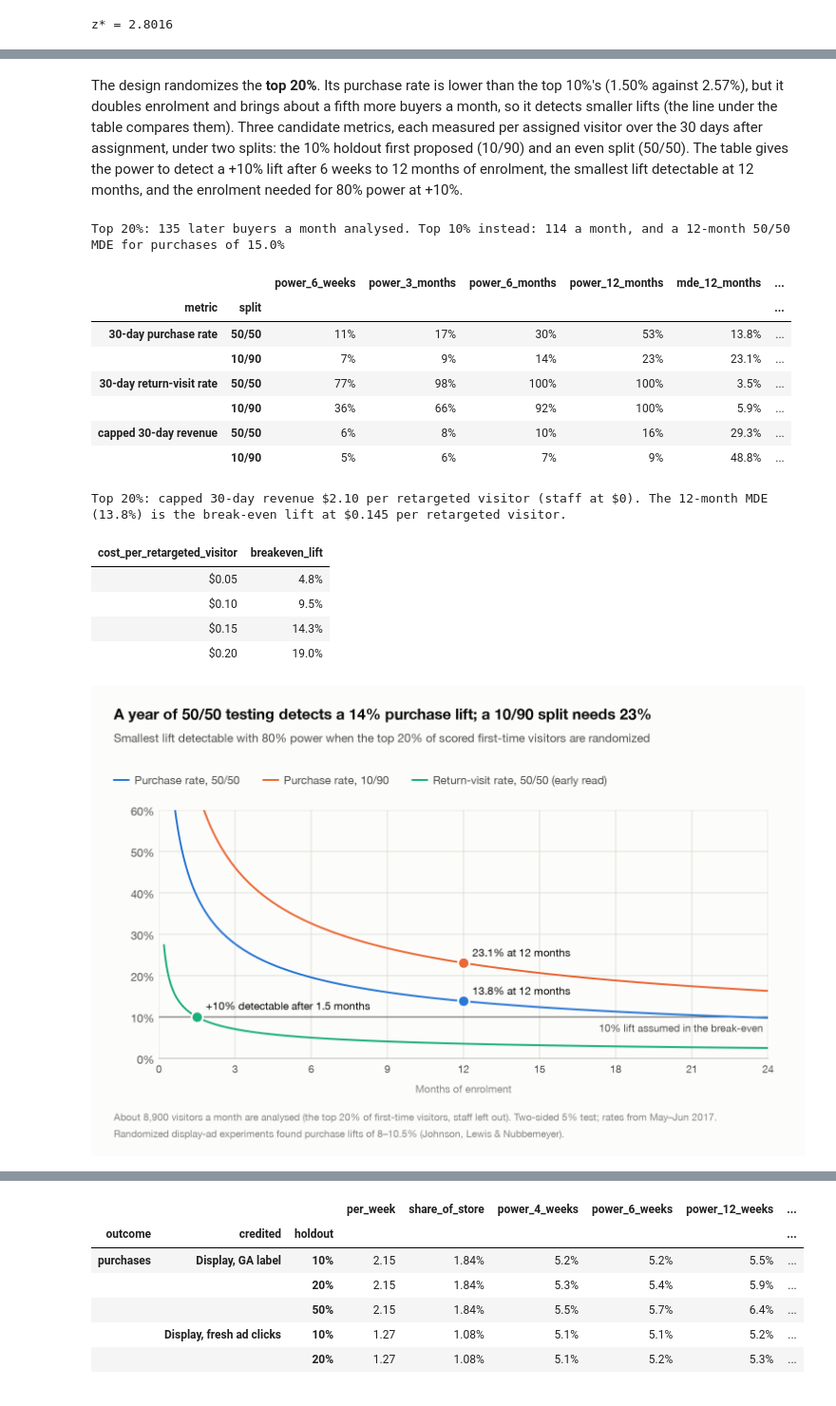
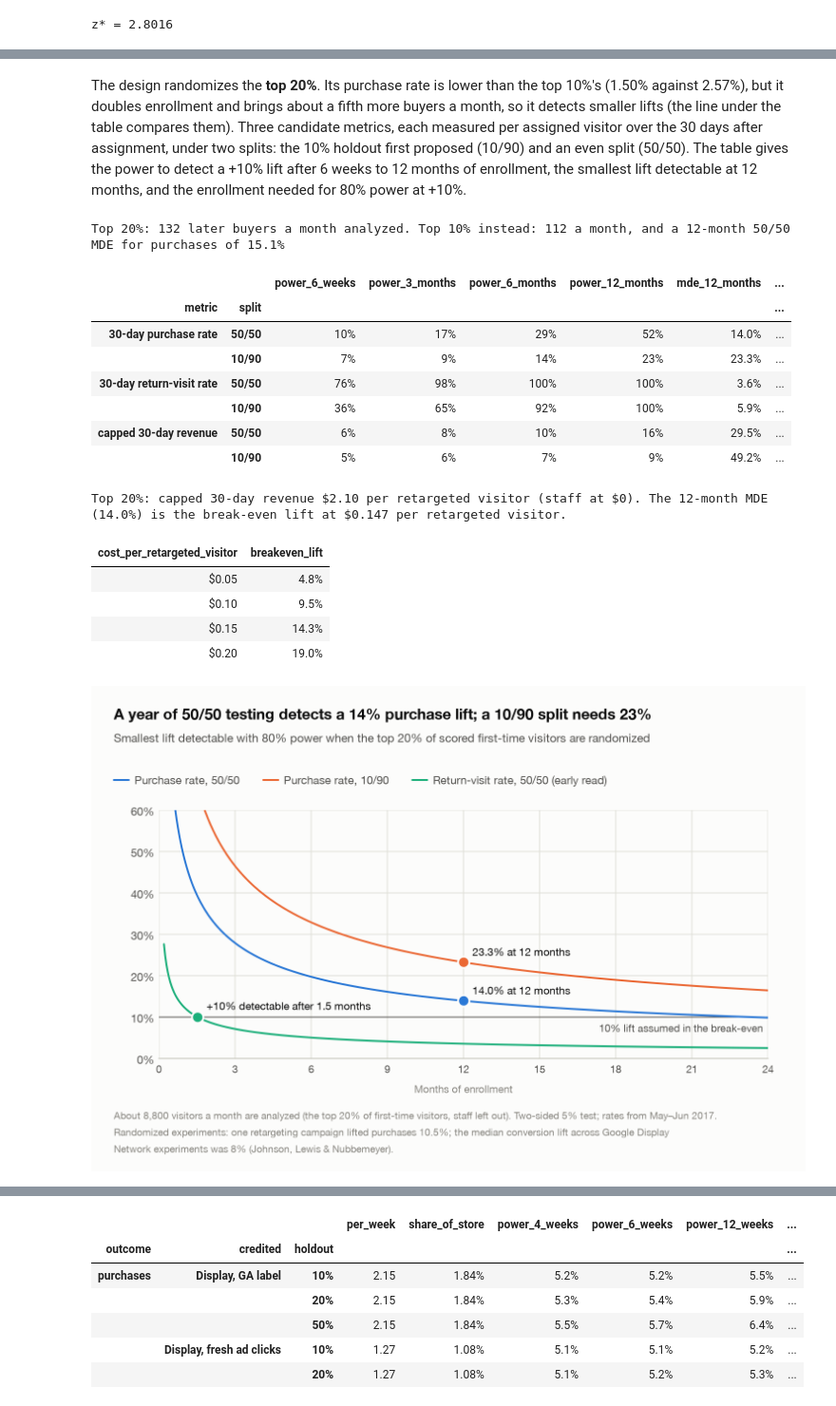
Before and after one commit to Pann13223029/merch-store-marketing-case-study, a Jupyter notebook: notebooks/06_test_design.ipynb, the cells around one changed output, grey strips where cells are left out. Shown at 95% size. Drawn from its saved outputs; the diff is of its cells as text; code cells hidden in the pictures.

```diff
--- a/notebooks/06_test_design.ipynb
+++ b/notebooks/06_test_design.ipynb
@@ -52,7 +52,7 @@ train, test = live[live.split == "train"], live[live.split == "test"]
 tuning = pd.read_json(ROOT / "data/processed/tuning_results.json")
 chosen = tuning.loc[tuning.cv_pr_auc.idxmax()]   # notebook 04's model: the best validation PR-AUC (gradient boosting)
 score = PIPELINES[chosen.model](**chosen.params).fit(train, train[LABEL]).predict_proba(test)[:, 1]
-months = (test.session_date.max() - test.session_date.min()).days / 30.4
+months = months_spanned(test.session_date)   # May 1 – Jul 1, 2017: 62 days, both ends included
 order = np.argsort(-score, kind="stable")
 
 rows = []
@@ -76,5 +76,5 @@ inputs.style.format({"visitors_per_month": "{:,.0f}", "staff_share": "{:.1%}", "
 # %% [markdown]
-The design randomizes the **top 20%**. Its purchase rate is lower than the top 10%'s (1.50% against 2.57%), but it doubles enrolment and brings about a fifth more buyers a month, so it detects smaller lifts (the line under the table compares them). Three candidate metrics, each measured per assigned visitor over the 30 days after assignment, under two splits: the 10% holdout first proposed (10/90) and an even split (50/50). The table gives the power to detect a +10% lift after 6 weeks to 12 months of enrolment, the smallest lift detectable at 12 months, and the enrolment needed for 80% power at +10%.
+The design randomizes the **top 20%**. Its purchase rate is lower than the top 10%'s (1.50% against 2.57%), but it doubles enrollment and brings about a fifth more buyers a month, so it detects smaller lifts (the line under the table compares them). Three candidate metrics, each measured per assigned visitor over the 30 days after assignment, under two splits: the 10% holdout first proposed (10/90) and an even split (50/50). The table gives the power to detect a +10% lift after 6 weeks to 12 months of enrollment, the smallest lift detectable at 12 months, and the enrollment needed for 80% power at +10%.
 # %%
 top20 = inputs.loc["top 20%"]
 per_month = top20.analysed_per_month
@@ -92,21 +92,21 @@ for metric, (mean, sd) in metrics.items():
         rows.append(row)
 retargeting = pd.DataFrame(rows).set_index(["metric", "split"])
 top10 = inputs.loc["top 10%"]
-print(f"Top 20%: {per_month * top20.purchase_rate:.0f} later buyers a month analysed. Top 10% instead: "
+print(f"Top 20%: {per_month * top20.purchase_rate:.0f} later buyers a month analyzed. Top 10% instead: "
       f"{top10.analysed_per_month * top10.purchase_rate:.0f} a month, and a 12-month 50/50 MDE for purchases of "
       f"{two_sample_mde(top10.purchase_rate, proportion_sd(top10.purchase_rate), top10.analysed_per_month * 12, 0.5):.1%}")
 retargeting.style.format({**{c: "{:.0%}" for c in retargeting.columns if c.startswith("power")},
                           "mde_12_months": "{:.1%}", "months_for_80pct": "{:,.1f}"})
 # %% [output]
-Top 20%: 135 later buyers a month analysed. Top 10% instead: 114 a month, and a 12-month 50/50 MDE for purchases of 15.0%
+Top 20%: 132 later buyers a month analyzed. Top 10% instead: 112 a month, and a 12-month 50/50 MDE for purchases of 15.1%
 |  |  | power_6_weeks | power_3_months | power_6_months | power_12_months | mde_12_months | ... |
 | metric | split |  |  |  |  |  | ... |
-| 30-day purchase rate | 50/50 | 11% | 17% | 30% | 53% | 13.8% | ... |
-|  | 10/90 | 7% | 9% | 14% | 23% | 23.1% | ... |
-| 30-day return-visit rate | 50/50 | 77% | 98% | 100% | 100% | 3.5% | ... |
-|  | 10/90 | 36% | 66% | 92% | 100% | 5.9% | ... |
-| capped 30-day revenue | 50/50 | 6% | 8% | 10% | 16% | 29.3% | ... |
-|  | 10/90 | 5% | 6% | 7% | 9% | 48.8% | ... |
+| 30-day purchase rate | 50/50 | 10% | 17% | 29% | 52% | 14.0% | ... |
+|  | 10/90 | 7% | 9% | 14% | 23% | 23.3% | ... |
+| 30-day return-visit rate | 50/50 | 76% | 98% | 100% | 100% | 3.6% | ... |
+|  | 10/90 | 36% | 65% | 92% | 100% | 5.9% | ... |
+| capped 30-day revenue | 50/50 | 6% | 8% | 10% | 16% | 29.5% | ... |
+|  | 10/90 | 5% | 6% | 7% | 9% | 49.2% | ... |
 # %%
 # The lift a test must detect for retargeting to pay: cost per retargeted visitor / (revenue per visitor x margin).
 # Staff are valued at $0: they cost money to reach, but an ad can't make them buy.
@@ -119,14 +119,14 @@ costs = [0.05, 0.10, 0.15, 0.20]
 pd.DataFrame({"cost_per_retargeted_visitor": costs, "breakeven_lift": breakeven_lift(costs, revenue_per_visitor)}) \
     .style.format({"cost_per_retargeted_visitor": "${:.2f}", "breakeven_lift": "{:.1%}"}).hide(axis="index")
 # %% [output]
-Top 20%: capped 30-day revenue $2.10 per retargeted visitor (staff at $0). The 12-month MDE (13.8%) is the break-even lift at $0.145 per retargeted visitor.
+Top 20%: capped 30-day revenue $2.10 per retargeted visitor (staff at $0). The 12-month MDE (14.0%) is the break-even lift at $0.147 per retargeted visitor.
 | cost_per_retargeted_visitor | breakeven_lift |
 | $0.05 | 4.8% |
 | $0.10 | 9.5% |
 | $0.15 | 14.3% |
 | $0.20 | 19.0% |
 # %%
-# Smallest detectable lift by months of enrolment (no viz helper draws this form, so it's drawn here in the same style)
+# Smallest detectable lift by months of enrollment (no viz helper draws this form, so it's drawn here in the same style)
 m_axis = np.linspace(0.2, 24, 480)
 p, r = top20.purchase_rate, top20.return_visit_rate
 curves = {"Purchase rate, 50/50": (two_sample_mde(p, proportion_sd(p), per_month * m_axis, 0.5), viz.SERIES_1),
@@ -136,45 +136,46 @@ at_12 = {split: two_sample_mde(p, proportion_sd(p), per_month * 12, h) for split
 early = duration_for_power(lambda m: two_sample_power(r, proportion_sd(r), LIFT, per_month * m, 0.5))
 
 viz.apply_style()
-fig, ax = viz.figure(760, 500, plot_box=(72, 132, 40, 104))
+fig, ax = viz.figure(760, 516, plot_box=(72, 132, 40, 120))   # 3-line footnote
 ax.set_xlim(0, 24)
 ax.set_ylim(0, 0.6)
 ax.set_xticks(range(0, 25, 3), [str(m) for m in range(0, 25, 3)])
 ax.set_yticks(np.arange(0, 0.61, 0.1), [f"{t:.0%}" for t in np.arange(0, 0.61, 0.1)])
 ax.grid(axis="both", zorder=0)
 ax.spines["left"].set_visible(False)
 ax.spines["bottom"].set_color(viz.AXIS)
-ax.set_xlabel("Months of enrolment", fontsize=viz.px(11), color=viz.MUTED, labelpad=6)
+ax.set_xlabel("Months of enrollment", fontsize=viz.px(11), color=viz.MUTED, labelpad=6)
 ax.axhline(LIFT, color=viz.INK_2, lw=viz.px(1), zorder=2)
 ax.text(23.8, LIFT - 0.012, "10% lift assumed in the break-even", ha="right", va="top", fontsize=viz.px(11),
         color=viz.INK_2)
 for label, (mde_curve, color) in curves.items():
     ax.plot(m_axis, mde_curve, color=color, lw=viz.px(2), solid_capstyle="round", solid_joinstyle="round", zorder=3)
 for split, color in [("50/50", viz.SERIES_1), ("10/90", "#eb6834")]:
     viz.dot(ax, 12, at_12[split], color, diameter_px=8)
     ax.text(12.35, at_12[split] + 0.01, f"{at_12[split]:.1%} at 12 months", ha="left", va="bottom",
             fontsize=viz.px(11.5), color=viz.INK)
 viz.dot(ax, early, LIFT, "#1baf7a", diameter_px=8)
 ax.text(early + 0.35, LIFT + 0.012, f"+10% detectable after {early:.1f} months", ha="left", va="bottom",
         fontsize=viz.px(11.5), color=viz.INK)
 
 viz.header(fig, f"A year of 50/50 testing detects a {at_12['50/50']:.0%} purchase lift; a 10/90 split needs "
                 f"{at_12['10/90']:.0%}",
            "Smallest lift detectable with 80% power when the top 20% of scored first-time visitors are randomized")
 w, h = fig.get_size_inches() * viz.PX_PER_IN
 lx = 24
 for label, (_, color) in curves.items():   # legend row under the subtitle
     fig.add_artist(Line2D([lx / w, (lx + 16) / w], [1 - 100 / h] * 2, color=color, lw=viz.px(2),
                           transform=fig.transFigure, solid_capstyle="round"))
     t = fig.text((lx + 22) / w, 1 - 100 / h, label, ha="left", va="center", fontsize=viz.px(12), color=viz.INK_2)
     fig.canvas.draw()
     lx += 22 + t.get_window_extent().width / (fig.dpi / viz.PX_PER_IN) + 26
-viz.footnote(fig, f"About {round(per_month, -2):,.0f} visitors a month are analysed (the top 20% of first-time visitors, staff left out). "
-                  "Two-sided 5% test; rates from May–Jun 2017.\nRandomized display-ad experiments found purchase lifts of "
-                  "8–10.5% (Johnson, Lewis & Nubbemeyer).")
+viz.footnote(fig, f"About {round(per_month, -2):,.0f} visitors a month are analyzed (the top 20% of first-time visitors, staff left out). "
+                  "Two-sided 5% test; rates from May–Jun 2017.\nRandomized experiments: one retargeting campaign lifted purchases "
+                  "10.5%; the median conversion lift across Google Display\nNetwork experiments was 8% (Johnson, Lewis & "
+                  "Nubbemeyer).")
 viz.show_saved(fig, ROOT / "reports/figures/test_retargeting_mde.png")
 # %% [output]
-[figure, old version]
+[figure, new version]
 # %% [markdown]
 **Retargeting:**
 
```
Also changed, not shown: parts of 9 cells of this notebook, 15 other files.
